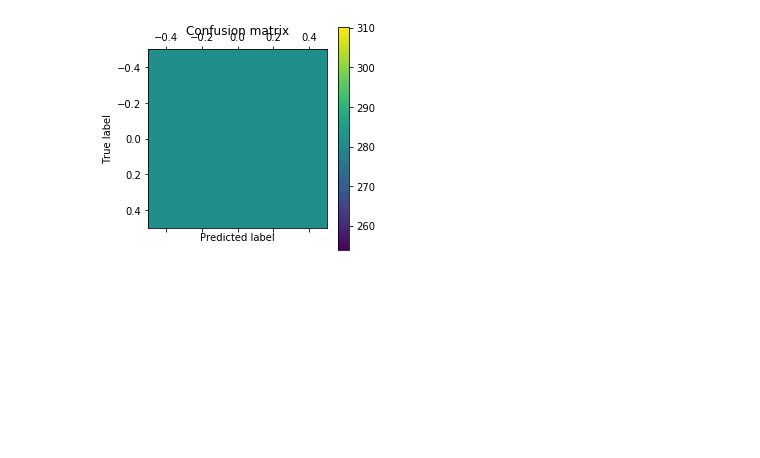
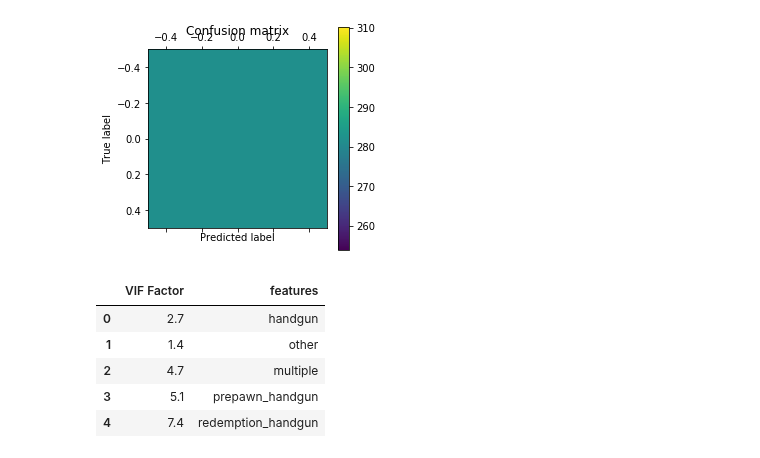
Before and after one commit to Reet1992/Feature_Engineering, a Jupyter notebook: Gun_statistics.ipynb, the cells around one changed output. Cells and saved outputs as stored; diff of their text form; code cells hidden in the pictures; blank space fills up the shorter version.

```diff
--- a/Gun_statistics.ipynb
+++ b/Gun_statistics.ipynb
@@ -169,0 +180,13 @@ plt.show()
+# %%
+vif = pd.DataFrame()
+vif["VIF Factor"] = [variance_inflation_factor(X.values, i) for i in range(X.shape[1])]
+vif["features"] = X.columns
+# %%
+vif.round(1)
+# %% [output]
+|  | VIF Factor | features |
+| 0 | 2.7 | handgun |
+| 1 | 1.4 | other |
+| 2 | 4.7 | multiple |
+| 3 | 5.1 | prepawn_handgun |
+| 4 | 7.4 | redemption_handgun |
```
Also changed, not shown: parts of 17 cells of this notebook.
